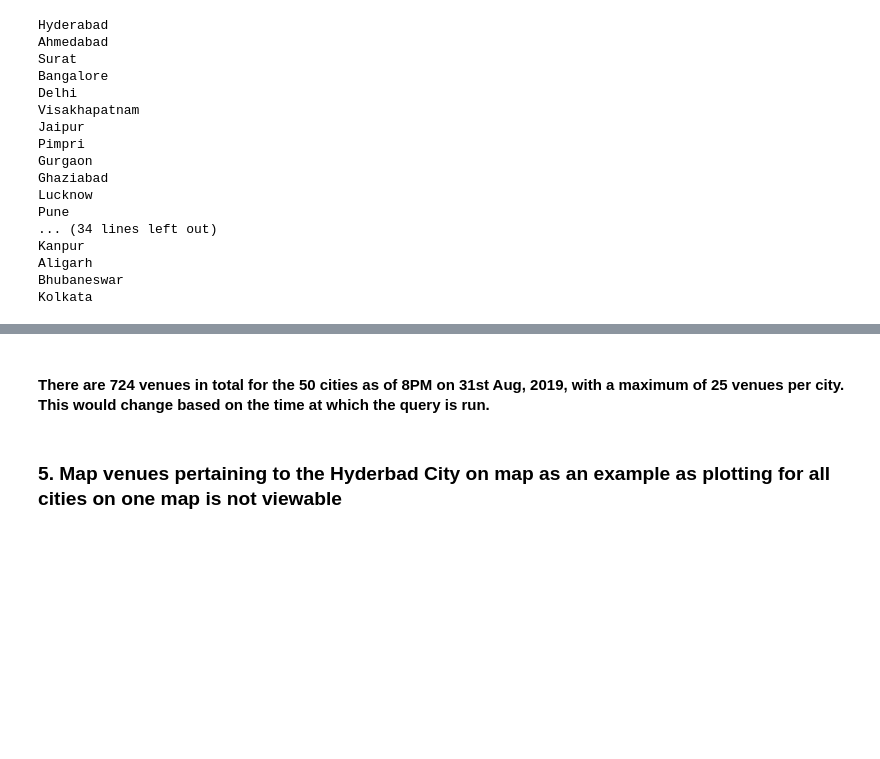
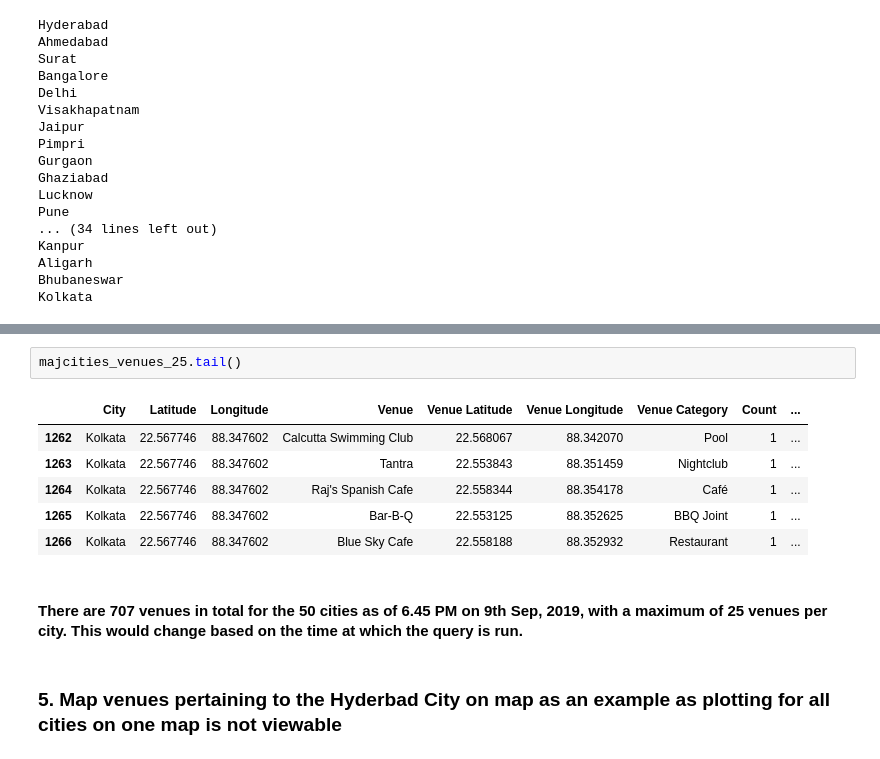
Before and after one commit to KumbleVijayalakshmi/Applied-Data-Science-Capstone, a Jupyter notebook: Final Capstone Project_K Vijayalakshmi.ipynb, the cells around one changed output, grey strips where cells are left out. Cells and saved outputs as stored; diff of their text form; blank space fills up the shorter version.

```diff
--- a/Final Capstone Project_K Vijayalakshmi.ipynb
+++ b/Final Capstone Project_K Vijayalakshmi.ipynb
@@ -312,5 +298,14 @@ majcities_venues_25.shape
+# %%
+majcities_venues_25.tail()
+# %% [output]
+|  | City | Latitude | Longitude | Venue | Venue Latitude | Venue Longitude | Venue Category | Count | ... |
+| 1262 | Kolkata | 22.567746 | 88.347602 | Calcutta Swimming Club | 22.568067 | 88.342070 | Pool | 1 | ... |
+| 1263 | Kolkata | 22.567746 | 88.347602 | Tantra | 22.553843 | 88.351459 | Nightclub | 1 | ... |
+| 1264 | Kolkata | 22.567746 | 88.347602 | Raj's Spanish Cafe | 22.558344 | 88.354178 | Café | 1 | ... |
+| 1265 | Kolkata | 22.567746 | 88.347602 | Bar-B-Q | 22.553125 | 88.352625 | BBQ Joint | 1 | ... |
+| 1266 | Kolkata | 22.567746 | 88.347602 | Blue Sky Cafe | 22.558188 | 88.352932 | Restaurant | 1 | ... |
 # %% [markdown]
-#### There are 724 venues in total for the 50 cities as of 8PM on 31st Aug, 2019, with a maximum of 25 venues per city. This would change based on the time at which the query is run.
+#### There are 707 venues in total for the 50 cities as of 6.45 PM on 9th Sep, 2019, with a maximum of 25 venues per city. This would change based on the time at which the query is run.
 # %% [markdown]
 ### 5. Map venues pertaining to the Hyderbad City on map as an example as plotting for all cities on one map is not viewable
 # %%
```
Also changed, not shown: parts of 7 cells of this notebook.
